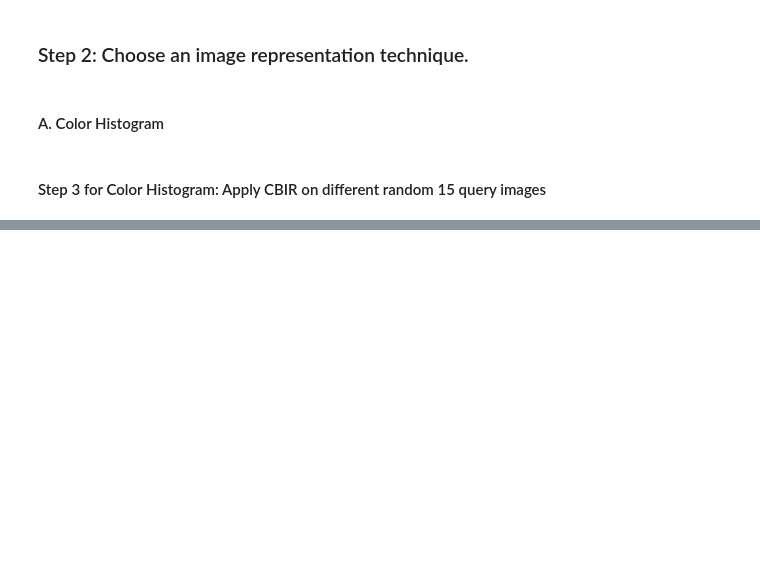
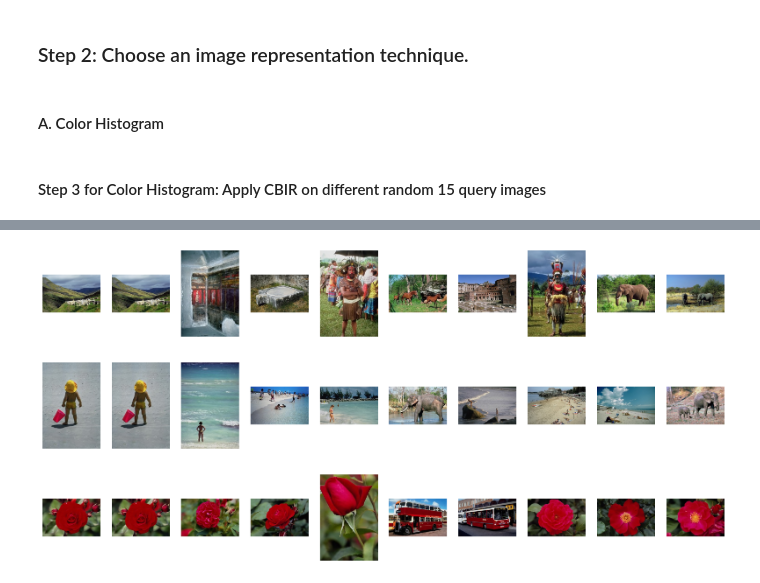
Before and after one commit to DiaeddinTahboub/Computer-Vision-Assignment-2, a Jupyter notebook: Code.ipynb, the cells around one changed output, grey strips where cells are left out. Cells and saved outputs as stored; diff of their text form; code cells hidden in the pictures; blank space fills up the shorter version.

```diff
--- a/Code.ipynb
+++ b/Code.ipynb
@@ -217,0 +217,31 @@ Time elapsed: 13.615502834320068
+# %%
+query_image_120 = images[query_images_idxs_120[0]]
+query_image_180 = images[query_images_idxs_180[0]]
+query_image_360 = images[query_images_idxs_360[0]]
+# %%
+plt.figure(figsize=(20, 20))
+for i, image in enumerate([query_image_120] + query_images_similar_images_120[0][:9]):
+    plt.subplot(1, 10, 1 + i)
+    plt.imshow(image)
+    plt.axis('off')
+plt.show()
+# %% [output]
+[figure, added]
+# %%
+plt.figure(figsize=(20, 20))
+for i, image in enumerate([query_image_180] + query_images_similar_images_180[0][:9]):
+    plt.subplot(1, 10, 1 + i)
+    plt.imshow(image)
+    plt.axis('off')
+plt.show()
+# %% [output]
+[figure, added]
+# %%
+plt.figure(figsize=(20, 20))
+for i, image in enumerate([query_image_360] + query_images_similar_images_360[0][:9]):
+    plt.subplot(1, 10, 1 + i)
+    plt.imshow(image)
+    plt.axis('off')
+plt.show()
+# %% [output]
+[figure, added]
```
Also changed, not shown: parts of 4 cells of this notebook.
